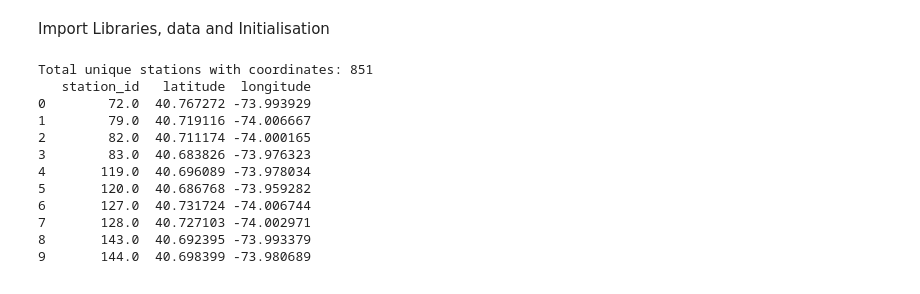
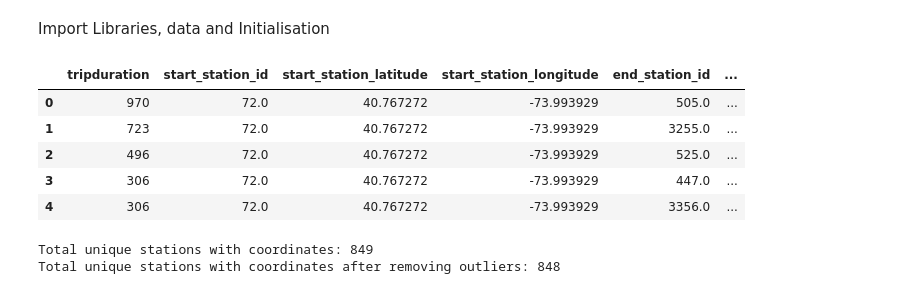
Before and after one commit to Andrejj23/city-bike, a Jupyter notebook: Vasilis/clustering.ipynb, the cells around one changed output. Cells and saved outputs as stored; diff of their text form; code cells hidden in the pictures.

```diff
--- a/Vasilis/clustering.ipynb
+++ b/Vasilis/clustering.ipynb
@@ -6,8 +6,16 @@ import numpy as np
 import matplotlib.pyplot as plt
 from sklearn.cluster import KMeans,DBSCAN
 # %%
-file_path = r"C:\MSc DTU\Semester 1\00. Introduction to BA\Assignment\city-bike\data\Trips_2018\Trips_2018.csv"
-data = pd.read_csv(file_path)
+#file_path = r"C:\MSc DTU\Semester 1\00. Introduction to BA\Assignment\city-bike\Trips_2018_clean.csv"
+data = pd.read_csv('dataV/Trips_2018_clean.csv')
+data.head()
+# %% [output]
+|  | tripduration | start_station_id | start_station_latitude | start_station_longitude | end_station_id | ... |
+| 0 | 970 | 72.0 | 40.767272 | -73.993929 | 505.0 | ... |
+| 1 | 723 | 72.0 | 40.767272 | -73.993929 | 3255.0 | ... |
+| 2 | 496 | 72.0 | 40.767272 | -73.993929 | 525.0 | ... |
+| 3 | 306 | 72.0 | 40.767272 | -73.993929 | 447.0 | ... |
+| 4 | 306 | 72.0 | 40.767272 | -73.993929 | 3356.0 | ... |
 # %%
 # Get unique station IDs and their coordinates from both start and end stations
 stations_start = data[['start_station_id', 'start_station_latitude', 'start_station_longitude']].drop_duplicates()
@@ -22,23 +30,14 @@ stations_combined = pd.concat([stations_start, stations_end], ignore_index=True)
 stations_coordinates = stations_combined.drop_duplicates(subset='station_id')
 
 print(f"Total unique stations with coordinates: {len(stations_coordinates)}")
-print(stations_coordinates.head(10))
+#print(stations_coordinates.head(10))
 
 #Check outliers
 stations_coordinates = stations_coordinates[(stations_coordinates['latitude'].between(40.45, 40.92)) & (stations_coordinates['longitude'].between(-74.30, -73.65))]
+print(f"Total unique stations with coordinates after removing outliers: {len(stations_coordinates)}")
 # %% [output]
-Total unique stations with coordinates: 851
-   station_id   latitude  longitude
-0        72.0  40.767272 -73.993929
-1        79.0  40.719116 -74.006667
-2        82.0  40.711174 -74.000165
-3        83.0  40.683826 -73.976323
-4       119.0  40.696089 -73.978034
-5       120.0  40.686768 -73.959282
-6       127.0  40.731724 -74.006744
-7       128.0  40.727103 -74.002971
-8       143.0  40.692395 -73.993379
-9       144.0  40.698399 -73.980689
+Total unique stations with coordinates: 849
+Total unique stations with coordinates after removing outliers: 848
 # %%
 # Different k values
 k_values = [20, 21, 22, 23, 24, 25]
```
Also changed, not shown: parts of 20 cells of this notebook, 2 other files.
